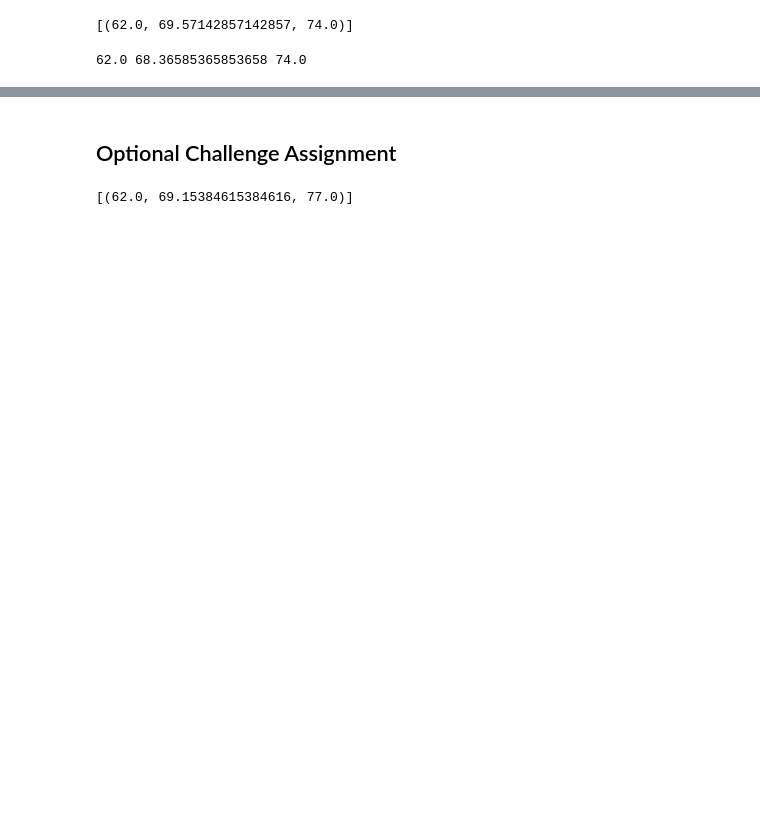
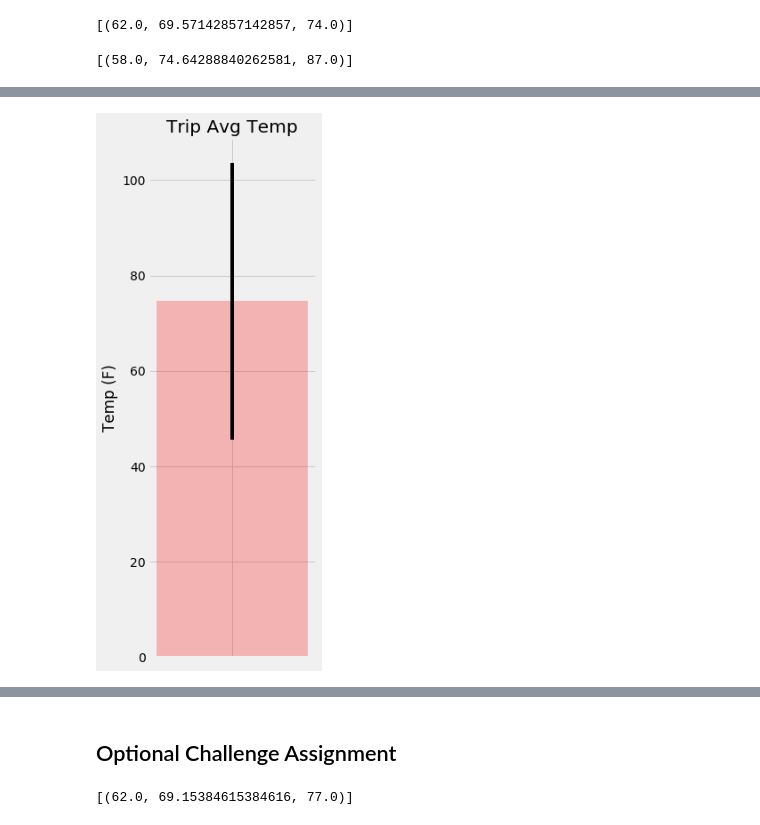
Before and after one commit to tbuck09/Tyler-Bootcamp-Homework-Module-10, a Jupyter notebook: climate_starter.ipynb, the cells around one changed output, grey strips where cells are left out. Cells and saved outputs as stored; diff of their text form; code cells hidden in the pictures; blank space fills up the shorter version.

```diff
--- a/climate_starter.ipynb
+++ b/climate_starter.ipynb
@@ -286,11 +286,29 @@ print(calc_temps('2012-02-28', '2012-03-05'))
 # %%
 # Use your previous function `calc_temps` to calculate the tmin, tavg, and tmax
 # for your trip using the previous year's data for those same dates.
+last_year_calc_temps= calc_temps('2016-08-01', '2017-08-01')
+last_year_calc_temps
 # %% [output]
-62.0 68.36585365853658 74.0
+[(58.0, 74.64288840262581, 87.0)]
 # %%
 # Plot the results from your previous query as a bar chart.
 # Use "Trip Avg Temp" as your Title
 # Use the average temperature for the y value
 # Use the peak-to-peak (tmax-tmin) value as the y error bar (yerr)
+
+plt.figure(figsize= (3,10))
+
+plt.bar(x= ""
+        , height= last_year_calc_temps[0][1]
+        , yerr= last_year_calc_temps[0][2] - last_year_calc_temps[0][0]
+        , color= 'red'
+        , alpha= 0.25
+       )
+
+plt.tick_params(axis='x', which= 'both', bottom=False, top= False, labelbottom= False)
+
+plt.title("Trip Avg Temp")
+plt.ylabel("Temp (F)")
+
+plt.show()
 # %% [output]
@@ -299,3 +315,4 @@ print(calc_temps('2012-02-28', '2012-03-05'))
+[figure, added]
 # %%
 # Calculate the total amount of rainfall per weather station for your trip dates using the previous year's matching dates.
 # Sort this in descending order by precipitation amount and list the station, name, latitude, longitude, and elevation
```
Also changed, not shown: parts of 5 cells of this notebook.
